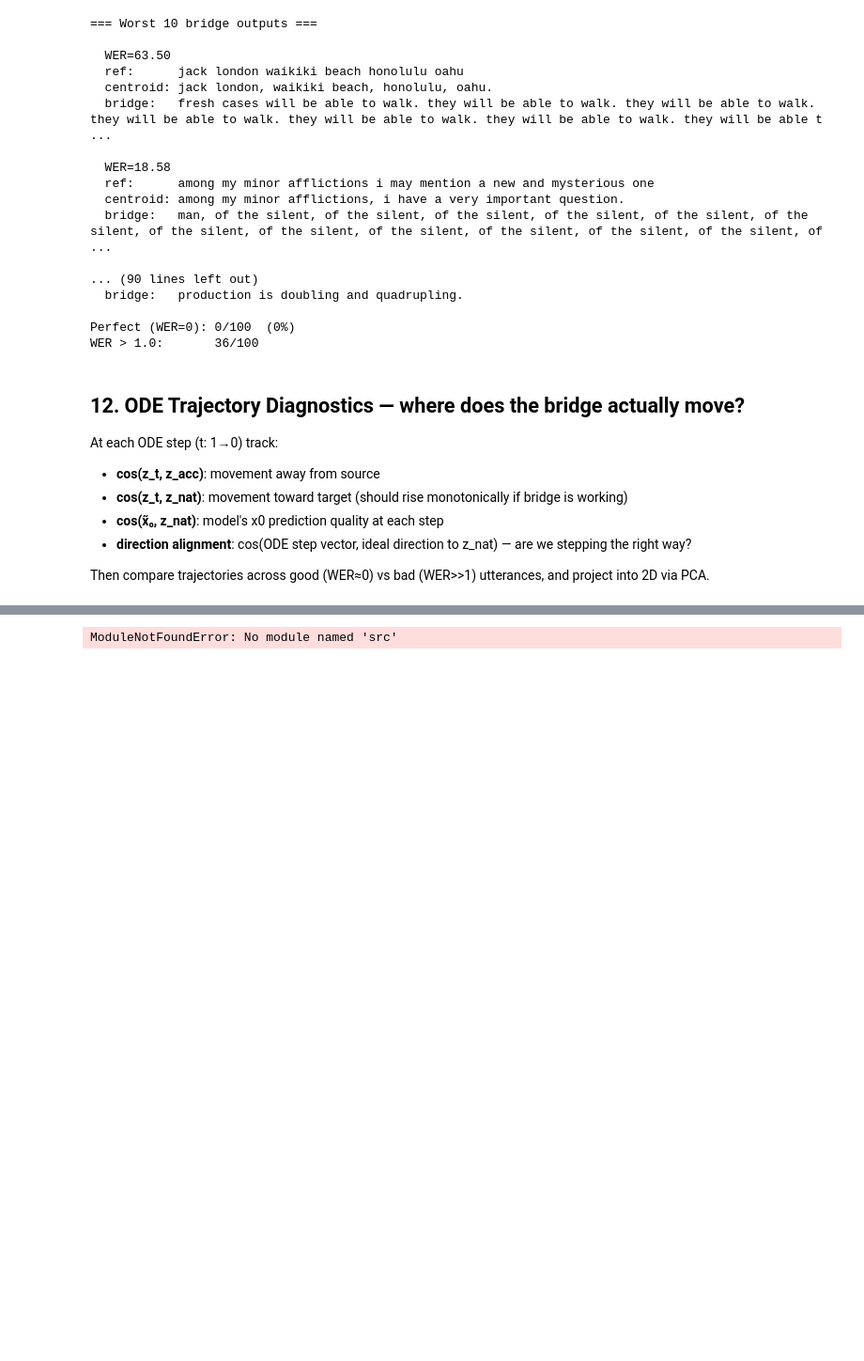
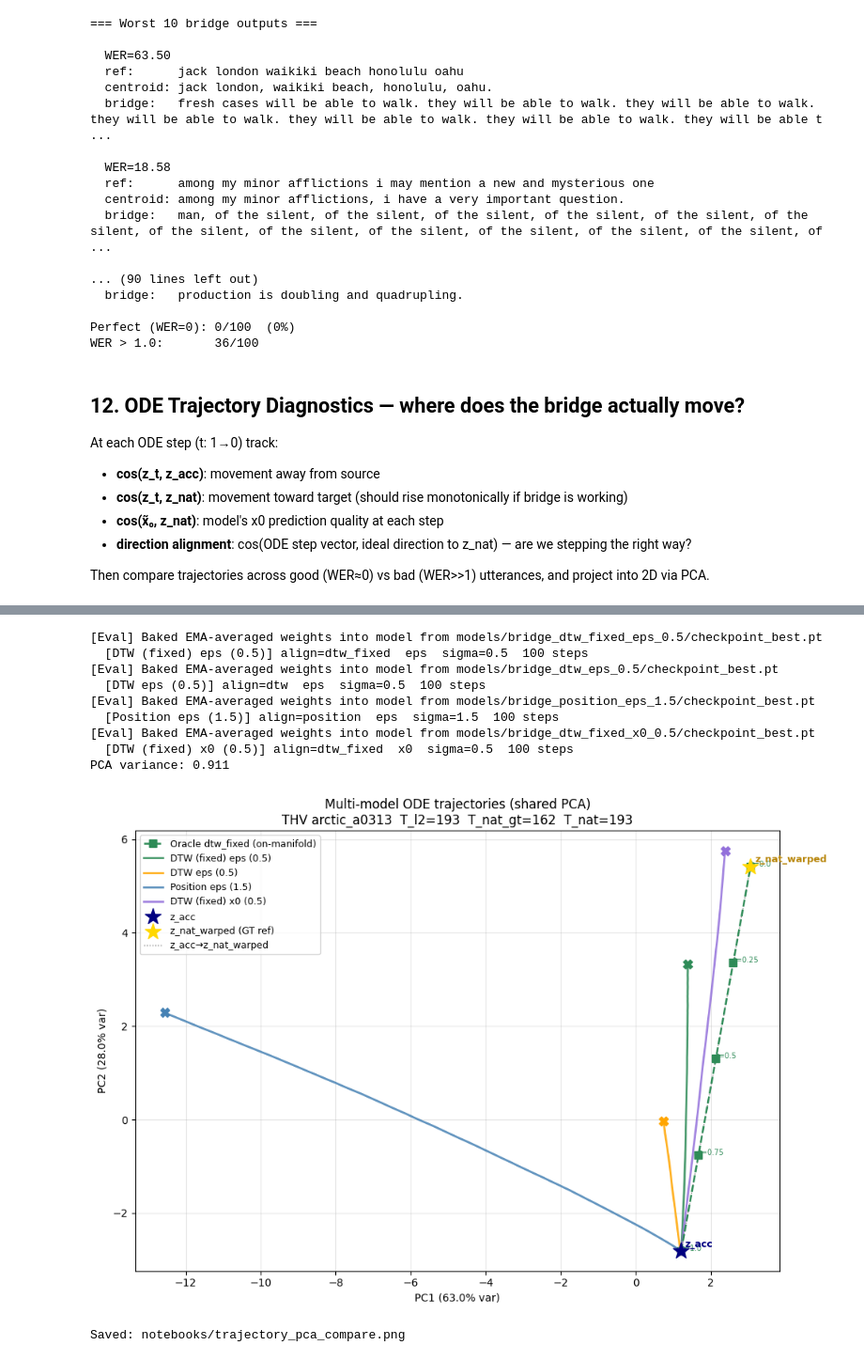
Before and after one commit to Tisya-V/accent-robust-asr, a Jupyter notebook: notebooks/bridge_diagnostic.ipynb, the cells around one changed output, grey strips where cells are left out. Shown at 94% size. Cells and saved outputs as stored; diff of their text form; code cells hidden in the pictures; blank space fills up the shorter version.

```diff
--- a/notebooks/bridge_diagnostic.ipynb
+++ b/notebooks/bridge_diagnostic.ipynb
@@ -1262,10 +1289,12 @@ from src.experiments.exp2_latent_diffusion_bridge.eval import load_bridge_model
 
 COMPARE_MODELS = [
     # ('models/bridge_dtw_cfm_prewarp',   'DTW CFM L2 Timeline', 'orangered'),
-    ('models/bridge_dtw_v2baseline',    'DTW x0 (v2)',         'steelblue'),
-    ('models/bridge_dtw_directionloss', 'DTW x0 +dir',         'mediumpurple'),
-    ('models/bridge_dtw_fixed_eps_0.5',    'DTW (fixed) eps (0.5, PE)',   'seagreen'),
-    ('models/bridge_dtw_eps_0.5',    'DTW eps (0.5, PE)',   'orange'),
+    # ('models/bridge_dtw_v2baseline',    'DTW x0 (v2)',         'steelblue'),
+    # ('models/bridge_dtw_directionloss', 'DTW x0 +dir',         'mediumpurple'),
+    ('models/bridge_dtw_fixed_eps_0.5',    'DTW (fixed) eps (0.5)',   'seagreen'),
+    ('models/bridge_dtw_eps_0.5',          'DTW eps (0.5)',           'orange'),
+    ('models/bridge_position_eps_1.5',     'Position eps (1.5)',      'steelblue'),
+    ('models/bridge_dtw_fixed_x0_0.5',     'DTW (fixed) x0 (0.5)',    'mediumpurple'),
 ]
 N_ODE_STEPS = 100
 
@@ -1371,34 +1400,44 @@ for i, tv in enumerate(oracle_ts):
     ax.annotate(f't={tv}', oracle_2d[i], fontsize=7, color='seagreen')
 
 color_map = {label: color for _, label, color in COMPARE_MODELS}
 for label, pts in traj_2d.items():
     c = color_map.get(label, 'gray')
     ax.plot(pts[:, 0], pts[:, 1], '-', color=c, lw=2, label=label, alpha=0.85)
     ax.scatter(*pts[0],  marker='o', s=55, color=c, zorder=5)
     ax.scatter(*pts[-1], marker='X', s=75, color=c, zorder=5)
 
 ax.scatter(*acc_2d, marker='*', s=250, color='navy', zorder=6, label='z_acc')
 ax.scatter(*ref_2d, marker='*', s=250, color='gold', zorder=6, label=f'{z_ref_label} (GT ref)')
 ax.annotate('z_acc',     acc_2d, fontsize=9, fontweight='bold', color='navy',
             xytext=(4,4), textcoords='offset points')
 ax.annotate(z_ref_label, ref_2d, fontsize=9, fontweight='bold', color='darkgoldenrod',
             xytext=(4,4), textcoords='offset points')
 ax.plot([acc_2d[0], ref_2d[0]], [acc_2d[1], ref_2d[1]], ':', color='gray',
         lw=1, label=f'z_acc→{z_ref_label}')
 
 ax.set_xlabel(f'PC1 ({pca.explained_variance_ratio_[0]:.1%} var)')
 ax.set_ylabel(f'PC2 ({pca.explained_variance_ratio_[1]:.1%} var)')
 ax.set_title(
     f'Multi-model ODE trajectories (shared PCA)\n'
     f'{PAIR["l2_speaker"]} {PAIR["l2_utterance_id"]}  '
     f'T_l2={T_l2}  T_nat_gt={T_nat_gt}  T_nat={T_nat}')
 ax.legend(fontsize=9); ax.grid(alpha=0.3)
 plt.tight_layout()
 plt.savefig('notebooks/trajectory_pca_compare.png', dpi=150, bbox_inches='tight')
 plt.show()
 print('Saved: notebooks/trajectory_pca_compare.png')
 # %% [output]
-ModuleNotFoundError: No module named 'src'
+[Eval] Baked EMA-averaged weights into model from models/bridge_dtw_fixed_eps_0.5/checkpoint_best.pt
+  [DTW (fixed) eps (0.5)] align=dtw_fixed  eps  sigma=0.5  100 steps
+[Eval] Baked EMA-averaged weights into model from models/bridge_dtw_eps_0.5/checkpoint_best.pt
+  [DTW eps (0.5)] align=dtw  eps  sigma=0.5  100 steps
+[Eval] Baked EMA-averaged weights into model from models/bridge_position_eps_1.5/checkpoint_best.pt
+  [Position eps (1.5)] align=position  eps  sigma=1.5  100 steps
+[Eval] Baked EMA-averaged weights into model from models/bridge_dtw_fixed_x0_0.5/checkpoint_best.pt
+  [DTW (fixed) x0 (0.5)] align=dtw_fixed  x0  sigma=0.5  100 steps
+PCA variance: 0.911
+[figure, added]
+Saved: notebooks/trajectory_pca_compare.png
 # %%
 import json
 import torch
```
Also changed, not shown: parts of 13 cells of this notebook, 28 other files.
